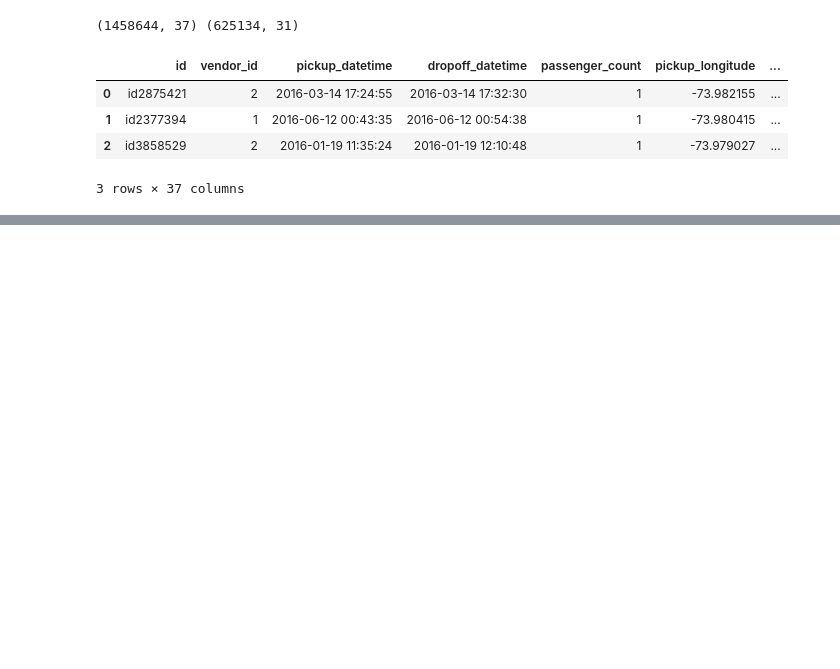
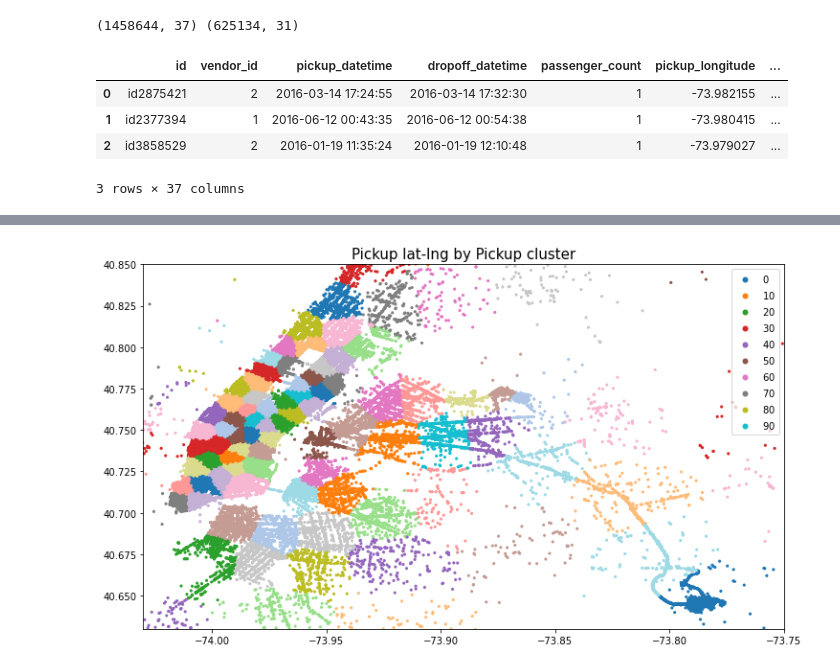
Before and after one commit to sam351/competitions, a Jupyter notebook: kaggle_NY-taxi/200625_NY-taxi_study-03_from-EDA-to-the-Top.ipynb, the cells around one changed output, grey strips where cells are left out. Cells and saved outputs as stored; diff of their text form; code cells hidden in the pictures; blank space fills up the shorter version.

Commit message:
Modify 200625_NY-taxi_study-03_from-EDA-to-the-Top.ipynb
- Add Feature Extraction 6. Clustering

```diff
--- a/kaggle_NY-taxi/200625_NY-taxi_study-03_from-EDA-to-the-Top.ipynb
+++ b/kaggle_NY-taxi/200625_NY-taxi_study-03_from-EDA-to-the-Top.ipynb
@@ -395,0 +398,13 @@ train.head(3)
+# %%
+%%time
+# sample_idx = np.random.permutation(len(coords))[:500000]
+kmeans = MiniBatchKMeans(n_clusters=100, batch_size=10000).fit(coords)
+
+train['pickup_cluster'] = kmeans.predict(train[['pickup_latitude', 'pickup_longitude']])
+train['dropoff_cluster'] = kmeans.predict(train[['dropoff_latitude', 'dropoff_longitude']])
+
+test['pickup_cluster'] = kmeans.predict(test[['pickup_latitude', 'pickup_longitude']])
+test['dropoff_cluster'] = kmeans.predict(test[['dropoff_latitude', 'dropoff_longitude']])
+
+print(train.shape, test.shape)
+train.head(3)
@@ -395,0 +420,11 @@ train.head(3)
+# %%
+scatter = plt.scatter(train.pickup_longitude[:1000000], train.pickup_latitude[:1000000],
+                      c=train.pickup_cluster[:1000000], s=10, lw=0, cmap='tab20')
+
+plt.title('Pickup lat-lng by Pickup cluster', size=15)
+plt.xlim(city_long_border)
+plt.ylim(city_lat_border)
+plt.legend(*scatter.legend_elements(), loc='upper right')
+plt.show()
+# %% [output]
+[figure, added]
```
Also changed, not shown: parts of 4 cells of this notebook.
